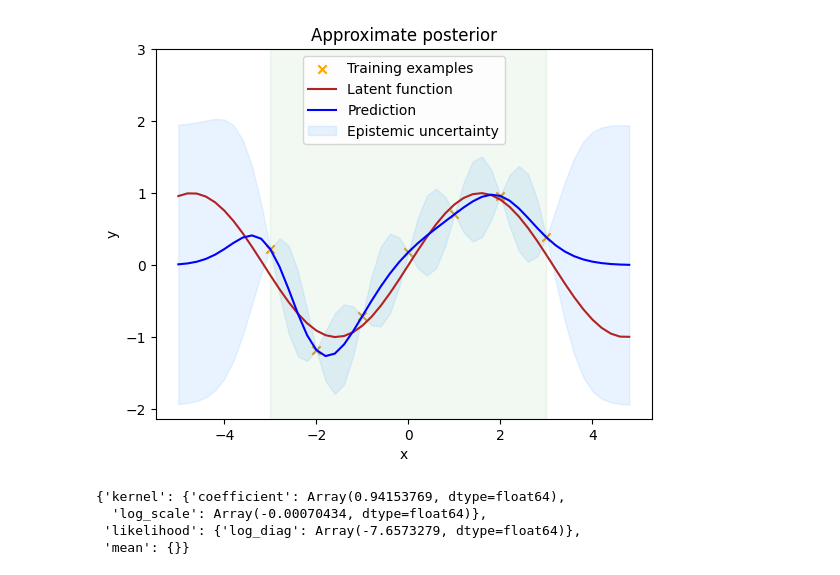
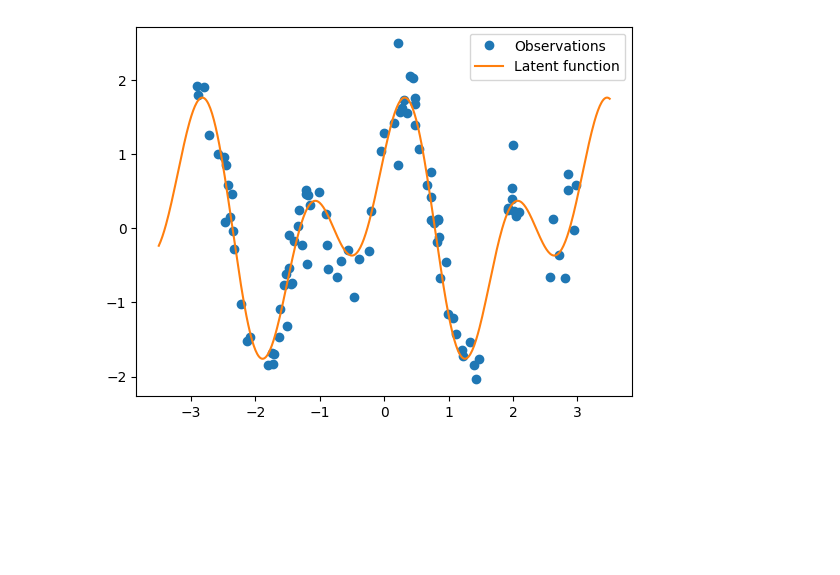
Before and after one commit to mathDR/jax-mc-pilco, a Jupyter notebook: notebooks/gp.ipynb, the cells around one changed output. Saved outputs shown, nothing was run; the diff lists cells and outputs as text; code cells hidden in the pictures; blank space fills up the shorter version.

```diff
--- a/notebooks/gp.ipynb
+++ b/notebooks/gp.ipynb
@@ -89,28 +6,0 @@ f_mu, f_cov = gp.predict(X_test)
-# %%
-f_test_var = jnp.diag(f_cov)
-f_test_std = jnp.sqrt(f_test_var)
-
-plt.scatter(X, y, label='Training examples', marker='x', color='orange')
-plt.plot(X_test, f_true, label='Latent function', c='firebrick', lw=1.5)
-
-plt.plot(X_test, f_mu, label='Prediction', c='blue')
-plt.fill_between(X_test.ravel(),
-                 f_mu.ravel() + 2 * f_test_std,
-                 f_mu.ravel() - 2 * f_test_std,
-                 label='Epistemic uncertainty',
-                 color='dodgerblue', alpha=0.1)
-plt.title('Approximate posterior')
-plt.xlabel('x')
-plt.ylabel('y')
-plt.ylim(None, 3.0)
-plt.legend();
-plt.axvspan(X.min(),X.max(),color='green',alpha=0.05);
-# %% [output]
-[figure, removed]
-# %%
-gp.params
-# %% [output]
-{'kernel': {'coefficient': Array(0.94153769, dtype=float64),
-  'log_scale': Array(-0.00070434, dtype=float64)},
- 'likelihood': {'log_diag': Array(-7.6573279, dtype=float64)},
- 'mean': {}}
@@ -116,0 +14,38 @@ gp.params
+# %%
+from jax import config
+import jax.numpy as jnp
+import jax.random as jr
+from jaxtyping import install_import_hook
+import matplotlib as mpl
+import matplotlib.pyplot as plt
+
+config.update("jax_enable_x64", True)
+
+with install_import_hook("gpjax", "beartype.beartype"):
+    import gpjax as gpx
+
+key = jr.key(123)
+
+cols = mpl.rcParams["axes.prop_cycle"].by_key()["color"]
+%matplotlib inline
+# %%
+n = 100
+noise = 0.3
+
+key, subkey = jr.split(key)
+x = jr.uniform(key=key, minval=-3.0, maxval=3.0, shape=(n,)).reshape(-1, 1)
+f = lambda x: jnp.sin(4 * x) + jnp.cos(2 * x)
+signal = f(x)
+y = signal + jr.normal(subkey, shape=signal.shape) * noise
+
+D = gpx.Dataset(X=x, y=y)
+
+xtest = jnp.linspace(-3.5, 3.5, 500).reshape(-1, 1)
+ytest = f(xtest)
+# %%
+fig, ax = plt.subplots()
+ax.plot(x, y, "o", label="Observations", color=cols[0])
+ax.plot(xtest, ytest, label="Latent function", color=cols[1])
+ax.legend(loc="best");
+# %% [output]
+[figure, added]
```
Also changed, not shown: parts of 25 cells of this notebook, 17 other files.
